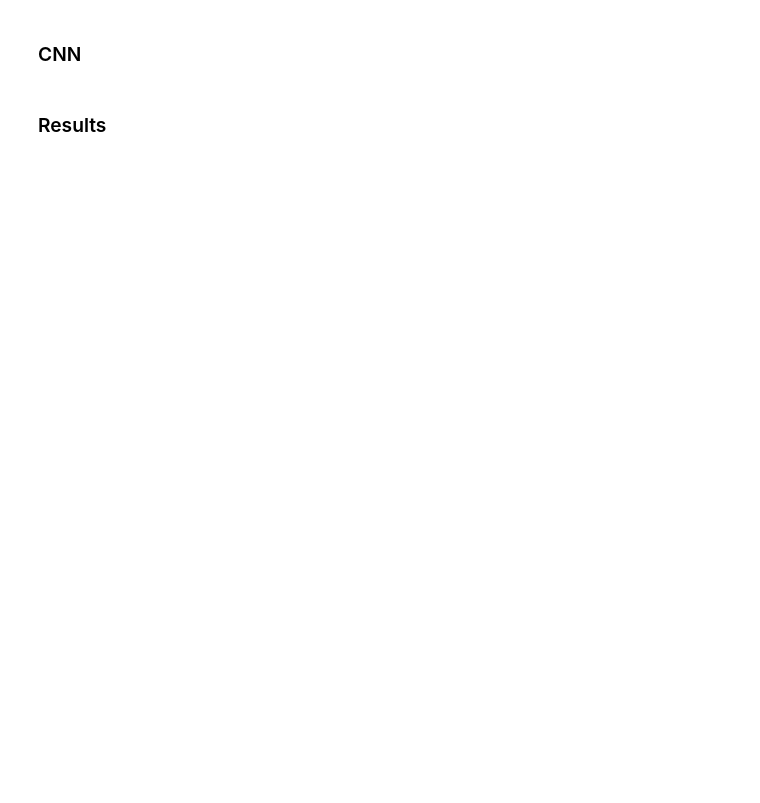
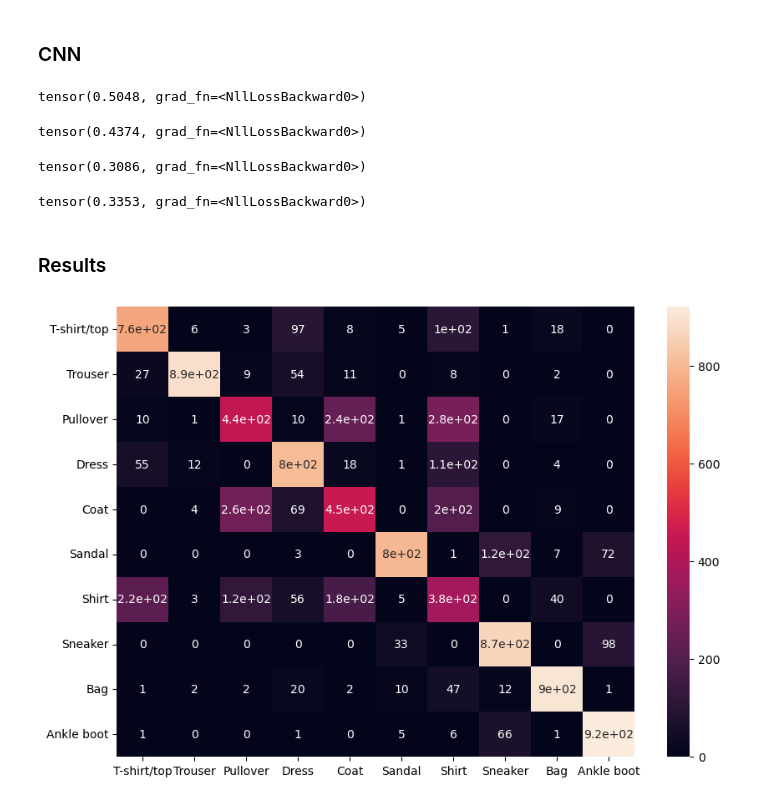
Before and after one commit to drewdahlquist/CS8770, a Jupyter notebook: proj1/proj1.ipynb, the cells around one changed output. Cells and saved outputs as stored; diff of their text form; code cells hidden in the pictures; blank space fills up the shorter version.

```diff
--- a/proj1/proj1.ipynb
+++ b/proj1/proj1.ipynb
@@ -83,13 +83,12 @@ class RBFNeuron(nn.Module):
     # sig: RBF sigma
     def __init__(self, mu, sig):
         super(RBFNeuron, self).__init__()
-        self.mu = mu.clone().detach()
-        self.sig = sig.clone().detach()
+        self.mu = mu
+        self.sig = sig
 
     def __call__(self, x):
-        #top = torch.linalg.norm(x-self.mu, dim=1)
-        #return torch.exp((-0.5)*(top.pow(2) / self.sig))
-        return x.mean(1)
+        top = torch.linalg.norm(x-self.mu, dim=1)
+        return torch.exp((-0.5)*(top.pow(2) / self.sig))
 
 # Layer of RBF Neurons
 class RBFLayer(nn.Module):
@@ -114,8 +113,8 @@ class RBFNet(nn.Module):
     def __init__(self, mus, sigs, n_classes=10):
         super(RBFNet, self).__init__()
         self.K = len(mus) # number of RBFs
-        self.mus = nn.Parameter(mus, requires_grad=False)
-        self.sigs = nn.Parameter(sigs, requires_grad=False)
+        self.mus = nn.Parameter(mus)#, requires_grad=False)
+        self.sigs = nn.Parameter(sigs)#, requires_grad=False)
         self.flatten = nn.Flatten()
         self.layers = nn.Sequential(
             RBFLayer(28*28, self.K, self.mus, self.sigs),
@@ -123,7 +122,10 @@ class RBFNet(nn.Module):
         )
 
     def forward(self, x):
+        #x = (x-x.min())/(x.max()-x.min())
+        #x = torch.tensor(x, dtype=torch.float32)
         x = self.flatten(x)
+        x = torch.div(x, torch.linalg.vector_norm(x, dim=1).view(-1,1)) # unit norm x
         return self.layers(x)
 # %%
 class CNN(nn.Module):
@@ -229,13 +237,15 @@ for l in range(0,8,2):
 # %%
 from sklearn.cluster import KMeans
 
-kmeans = KMeans(1000, init='k-means++', n_init='auto', random_state=0)
+kmeans = KMeans(100, init='k-means++', n_init='auto', random_state=0)
 kmeans.fit(train_data.data.flatten(1))
 #klabels = kmeans.predict(train_data.data.flatten(1))
 clusters = kmeans.cluster_centers_.astype(float)
 # %%
 mus = torch.from_numpy(clusters)
-sigs = torch.ones(len(mus))*5e6
+sigs = torch.ones(len(mus))*5e-1
 
-#mus = train_data.data.flatten(1)[:512].float() # just make mus the train data itself
-#sigs = torch.ones(len(mus))*1e-3
+# mus = train_data.data.flatten(1)[:512].float() # just make mus the train data itself
+# sigs = torch.ones(len(mus))*5e-1
+
+mus = torch.div(mus, torch.linalg.vector_norm(mus, dim=1).view(-1,1)) # unit norm means
@@ -260,8 +309,14 @@ cnn_model = CNN(n_channels=1, n_classes=10)
 optimizer = optim.Adam(cnn_model.parameters(), lr=learning_rate)
 # %%
 train(cnn_model, train_dl, loss_fn, optimizer, epochs=epochs)
+# %% [output]
+tensor(0.5048, grad_fn=<NllLossBackward0>)
+tensor(0.4374, grad_fn=<NllLossBackward0>)
+tensor(0.3086, grad_fn=<NllLossBackward0>)
 # %%
 test(cnn_model, test_dl, loss_fn)
+# %% [output]
+tensor(0.3353, grad_fn=<NllLossBackward0>)
 # %% [markdown]
 ### Results
 # %%
@@ -284,25 +339,27 @@ fashion_mnist_classes = {
 # %%
 C = digit_mnist_classes if dset == "MNIST" else fashion_mnist_classes
 
 # resub because we are loading our MNIST training data set
 test_dl_2 = DataLoader(dataset=test_data, shuffle=True, batch_size=1)
 
-model = cnn_model
+model = rbf_model
 
 confusion_mat = torch.zeros((10,10))
 for sample, label in tqdm(test_dl_2):
 
     label = int(label.numpy())
 
     prediction = model(sample)
     # take the largest output and return integer of which it was (make a classification decision)
     prediction = int(torch.argmax(prediction).numpy())
 
     confusion_mat[label,prediction] += 1
 
 df_cm = pd.DataFrame(np.asarray(confusion_mat),
                      index = [C[i] for i in np.arange(10)],
                      columns = [C[i] for i in np.arange(10)])
 plt.figure(figsize = (10,7))
 sn.heatmap(df_cm, annot=True)
 plt.show()
+# %% [output]
+[figure, added]
```
Also changed, not shown: parts of 6 cells of this notebook, 1 other file.
